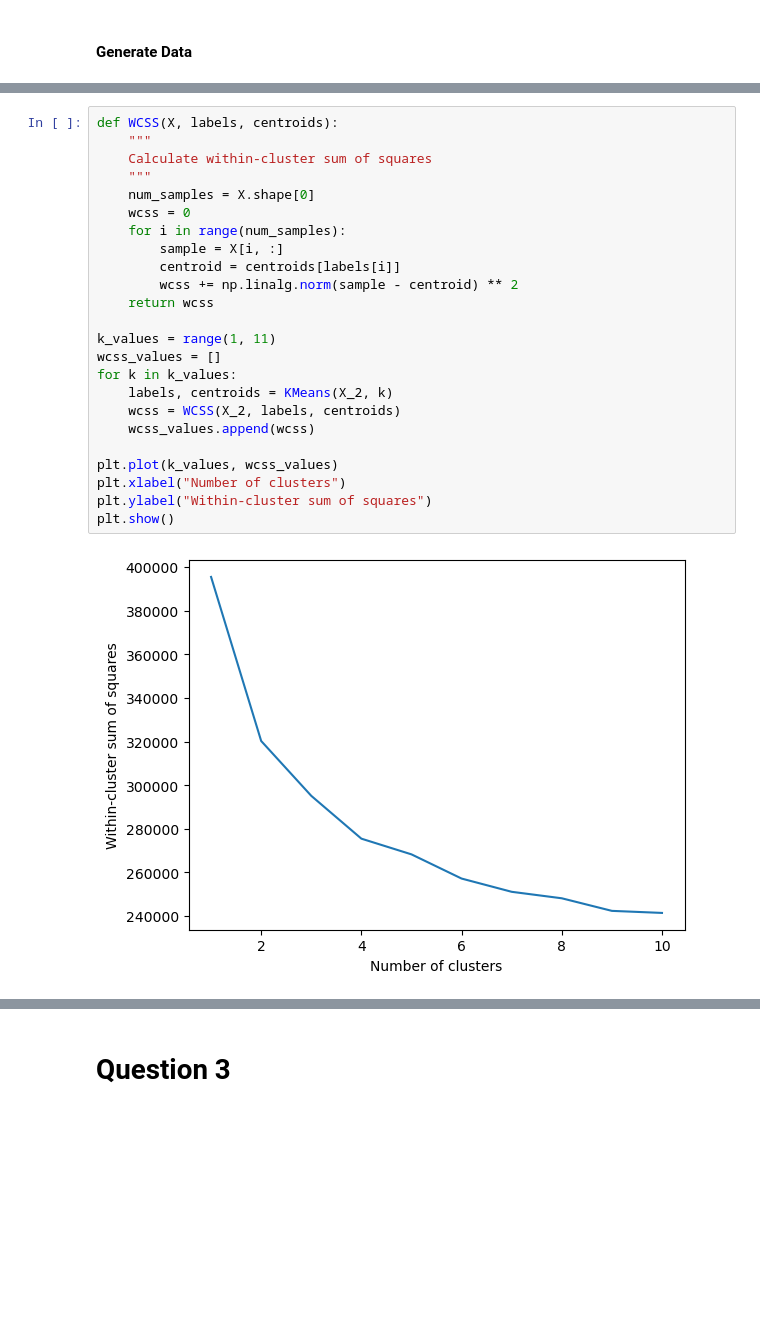
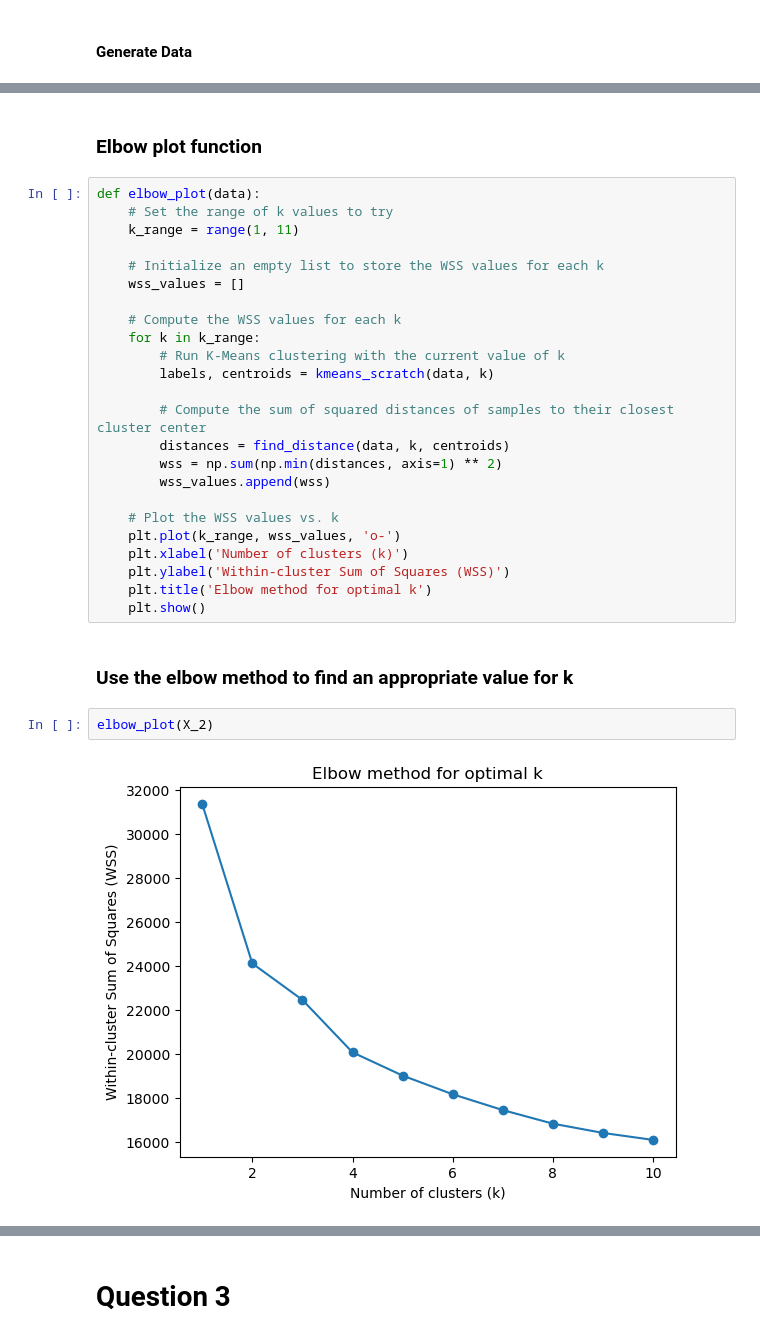
Before and after one commit to samswain2/MSiA-WQ, a Jupyter notebook: MSiA 421/hw02/hw02-q2-q3.ipynb, the cells around one changed output, grey strips where cells are left out. Saved outputs shown, nothing was run; the diff lists cells and outputs as text; blank space fills up the shorter version.

```diff
--- a/MSiA 421/hw02/hw02-q2-q3.ipynb
+++ b/MSiA 421/hw02/hw02-q2-q3.ipynb
@@ -85,26 +96,32 @@ plt.show()
+# %% [markdown]
+### Elbow plot function
 # %%
-def WCSS(X, labels, centroids):
-    """
-    Calculate within-cluster sum of squares
-    """
-    num_samples = X.shape[0]
-    wcss = 0
-    for i in range(num_samples):
-        sample = X[i, :]
-        centroid = centroids[labels[i]]
-        wcss += np.linalg.norm(sample - centroid) ** 2
-    return wcss
+def elbow_plot(data):
+    # Set the range of k values to try
+    k_range = range(1, 11)
 
-k_values = range(1, 11)
-wcss_values = []
-for k in k_values:
-    labels, centroids = KMeans(X_2, k)
-    wcss = WCSS(X_2, labels, centroids)
-    wcss_values.append(wcss)
+    # Initialize an empty list to store the WSS values for each k
+    wss_values = []
 
-plt.plot(k_values, wcss_values)
-plt.xlabel("Number of clusters")
-plt.ylabel("Within-cluster sum of squares")
-plt.show()
+    # Compute the WSS values for each k
+    for k in k_range:
+        # Run K-Means clustering with the current value of k
+        labels, centroids = kmeans_scratch(data, k)
+
+        # Compute the sum of squared distances of samples to their closest cluster center
+        distances = find_distance(data, k, centroids)
+        wss = np.sum(np.min(distances, axis=1) ** 2)
+        wss_values.append(wss)
+
+    # Plot the WSS values vs. k
+    plt.plot(k_range, wss_values, 'o-')
+    plt.xlabel('Number of clusters (k)')
+    plt.ylabel('Within-cluster Sum of Squares (WSS)')
+    plt.title('Elbow method for optimal k')
+    plt.show()
-# %% [output]
-[figure, removed]
+# %% [markdown]
+### Use the elbow method to find an appropriate value for k
+# %%
+elbow_plot(X_2)
+# %% [output]
+[figure, added]
```
Also changed, not shown: parts of 21 cells of this notebook, 14 other files.
